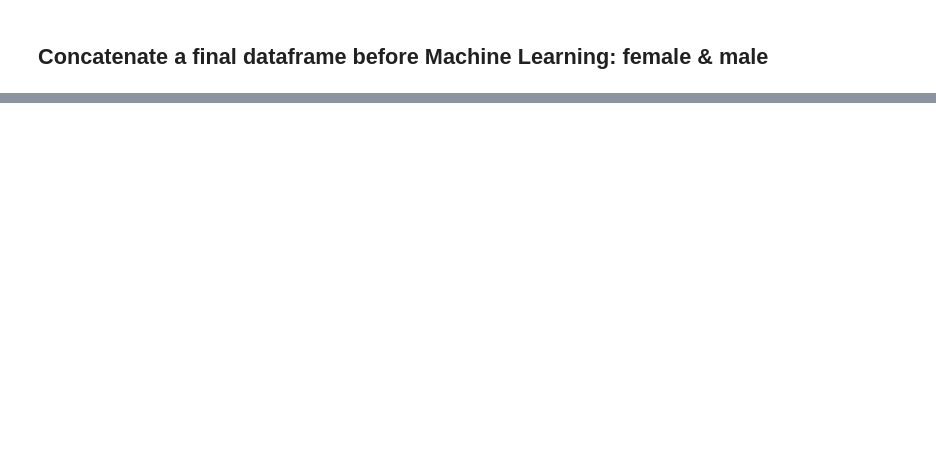
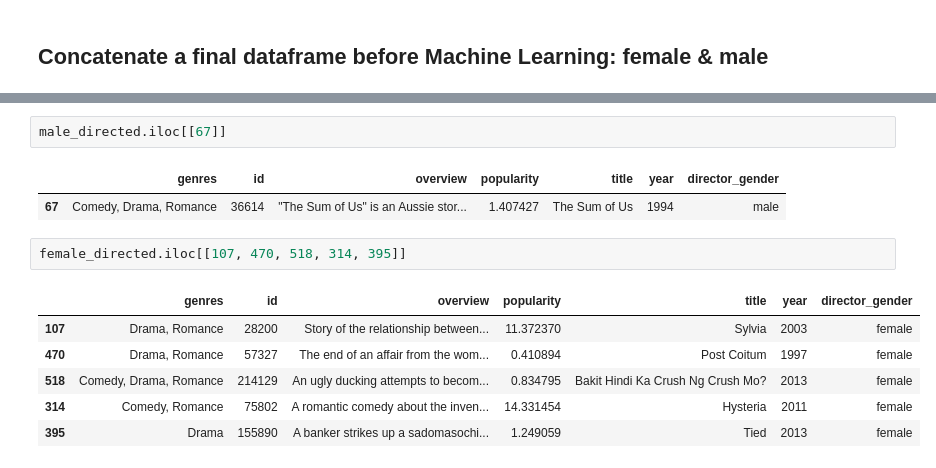
Before and after one commit to moldypeaches/DAFT_0410, a Jupyter notebook: module_3/Project_week_8/ML_Part1.ipynb, the cells around one changed output, grey strips where cells are left out. Cells and saved outputs as stored; diff of their text form; blank space fills up the shorter version.

```diff
--- a/module_3/Project_week_8/ML_Part1.ipynb
+++ b/module_3/Project_week_8/ML_Part1.ipynb
@@ -333 +283,15 @@ array([[518, 652, 526, 314, 602]])
+# %%
+male_directed.iloc[[67]]
+# %% [output]
+|  | genres | id | overview | popularity | title | year | director_gender |
+| 67 | Comedy, Drama, Romance | 36614 | "The Sum of Us" is an Aussie stor... | 1.407427 | The Sum of Us | 1994 | male |
+# %%
+female_directed.iloc[[107, 470, 518, 314, 395]]
+# %% [output]
+|  | genres | id | overview | popularity | title | year | director_gender |
+| 107 | Drama, Romance | 28200 | Story of the relationship between... | 11.372370 | Sylvia | 2003 | female |
+| 470 | Drama, Romance | 57327 | The end of an affair from the wom... | 0.410894 | Post Coitum | 1997 | female |
+| 518 | Comedy, Drama, Romance | 214129 | An ugly ducking attempts to becom... | 0.834795 | Bakit Hindi Ka Crush Ng Crush Mo? | 2013 | female |
+| 314 | Comedy, Romance | 75802 | A romantic comedy about the inven... | 14.331454 | Hysteria | 2011 | female |
+| 395 | Drama | 155890 | A banker strikes up a sadomasochi... | 1.249059 | Tied | 2013 | female |
 # %%
```
Also changed, not shown: parts of 56 cells of this notebook.
